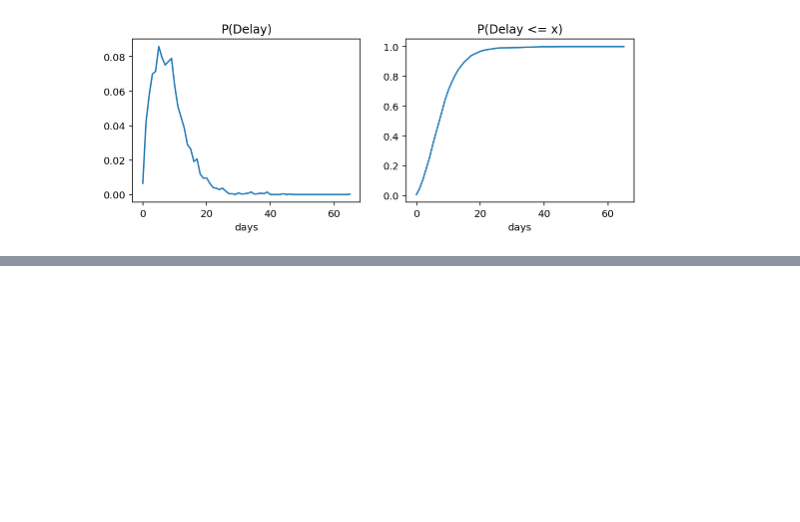
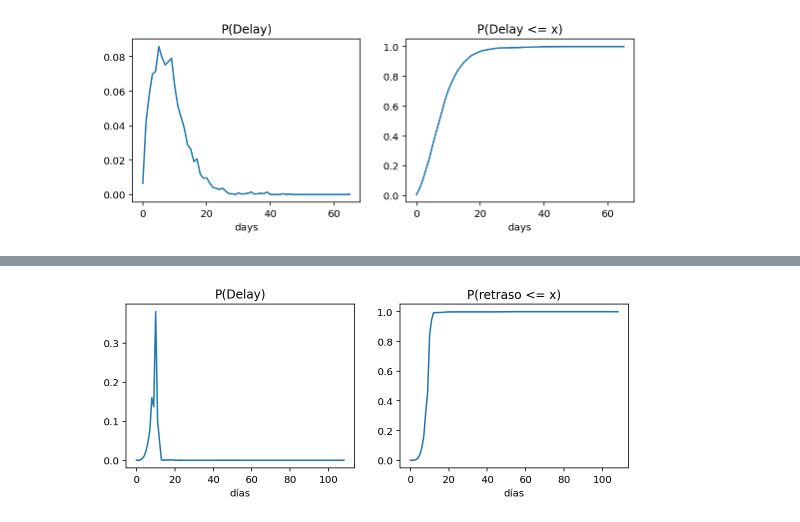
Before and after one commit to coronamex/visualizando, a Jupyter notebook: estados/rt.live.ipynb, the cells around one changed output, grey strips where cells are left out. Drawn from its saved outputs; the diff is of its cells as text; code cells hidden in the pictures; blank space fills up the shorter version.

Commit message:
Calculando p_retraso

```diff
--- a/estados/rt.live.ipynb
+++ b/estados/rt.live.ipynb
@@ -300,0 +331,17 @@ NUTS: [serial_interval, theta_raw_steps, theta_raw_init, step_size]
+# %%
+serie_sintomas = "../../datos/datos_abiertos/serie_tiempo_nacional_confirmados.csv"
+serie_confirmacion = "../../datos/datos_abiertos/serie_tiempo_nacional_fecha_confirmacion.csv"
+# %%
+Dat_sintomas = pd.read_csv(serie_sintomas)
+Dat_sintomas.head()
+Dat_confirmacion = pd.read_csv(serie_confirmacion)
+Dat_confirmacion.head()
+Dat_sintomas = Dat_sintomas[['fecha', 'sintomas_acumulados']]
+Dat_confirmacion = Dat_confirmacion[['fecha', 'casos_acumulados']]
+# %%
+Dat = pd.concat([Dat_sintomas.set_index('fecha'), Dat_confirmacion.set_index('fecha')], axis=1, sort=False).reset_index(col_fill = 'fecha')
+Dat.columns = ['fecha', 'sintomas_acumulados', 'casos_acumulados']
+Dat = Dat.fillna(0)
+Dat['dif'] = Dat.sintomas_acumulados - Dat.casos_acumulados
+Dat.fecha = pd.to_datetime(Dat.fecha)
+Dat
@@ -300,0 +362,26 @@ NUTS: [serial_interval, theta_raw_steps, theta_raw_init, step_size]
+# %%
+dias = (pd.Series(max(Dat.fecha)) - pd.Series(min(Dat.fecha))).dt.days[0]
+p_retraso = pd.Series(np.zeros(dias))
+for i, fila in Dat.iterrows():
+    for j in range(i, Dat.shape[0]):
+        # print(i, j)
+        if Dat.casos_acumulados[j] >= Dat.sintomas_acumulados[i]:
+            # print("hola")
+            p_retraso[j - i] = p_retraso[j - i] + abs(Dat.sintomas_acumulados[i] - Dat.casos_acumulados[j])
+            break
+
+
+
+
+# p_retraso.sum()
+p_retraso = p_retraso / p_retraso.sum()
+# print(p_retraso.to_string())
+
+# Show our work
+fig, axes = plt.subplots(ncols=2, figsize=(9,3))
+p_retraso.plot(title='P(Delay)', ax=axes[0])
+p_retraso.cumsum().plot(title='P(retraso <= x)', ax=axes[1])
+for ax in axes:
+    ax.set_xlabel('días')
+# %% [output]
+[figure, added]
```
Also changed, not shown: parts of 9 cells of this notebook, 1 other file.
